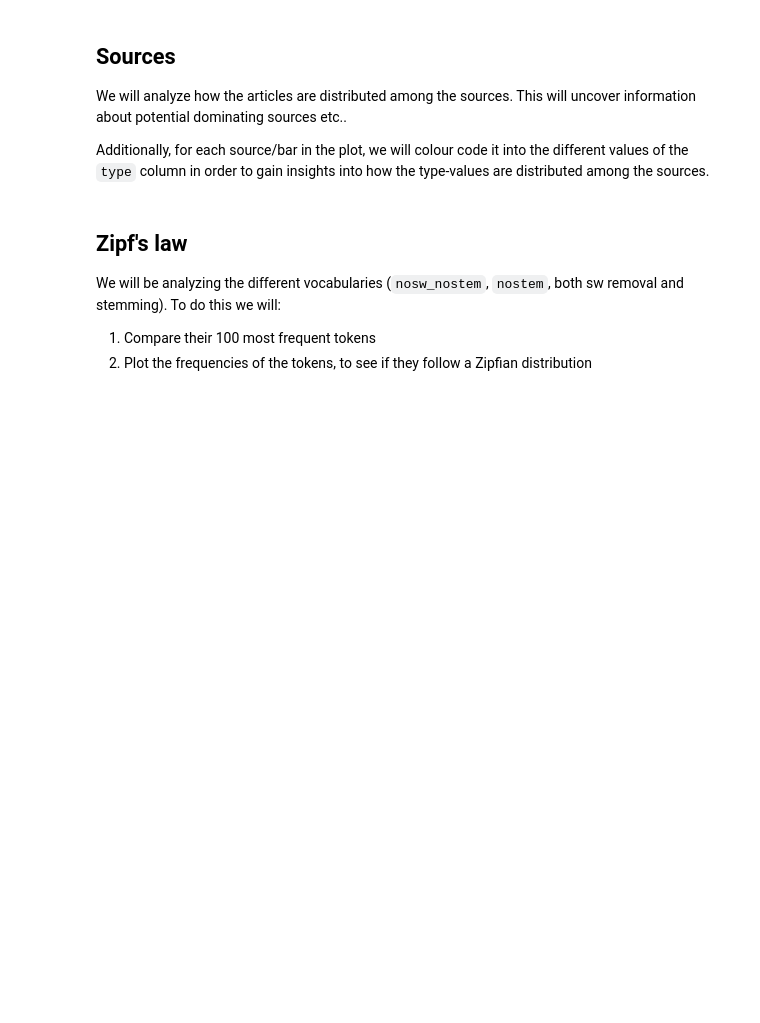
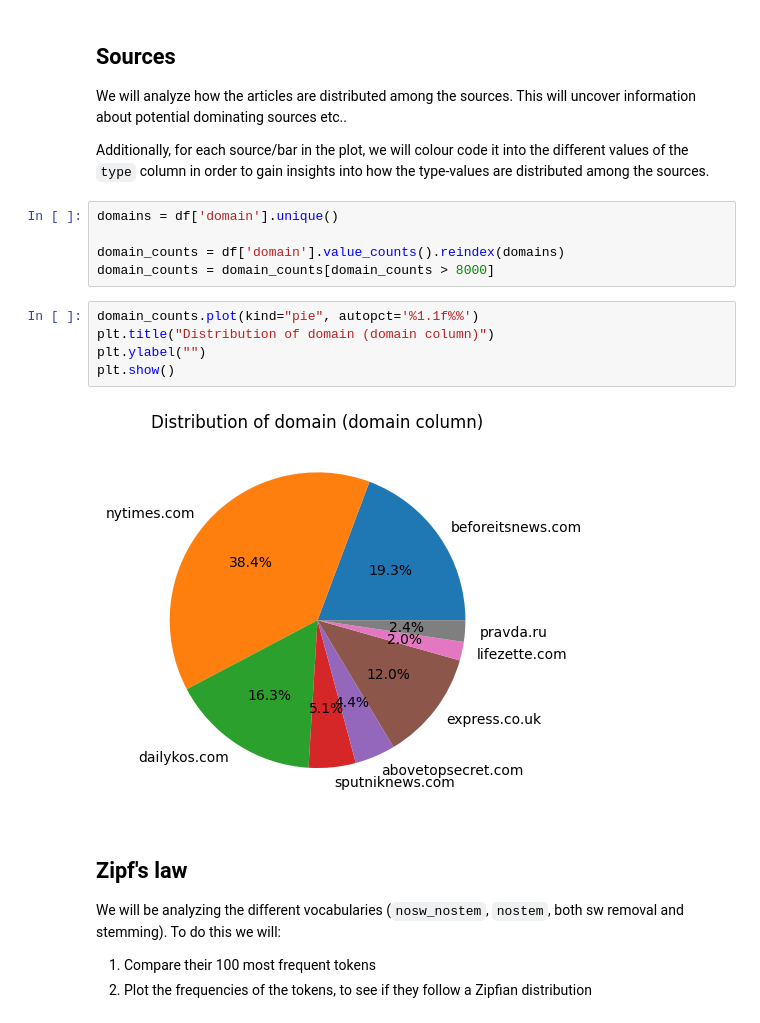
Before and after one commit to BimmerBass/GDS2026, a Jupyter notebook: data_analysis.ipynb, the cells around one changed output. Cells and saved outputs as stored; diff of their text form; blank space fills up the shorter version.

Commit message:
Domain distr, Zipf's Law & Article length distr

````diff
--- a/data_analysis.ipynb
+++ b/data_analysis.ipynb
@@ -67,6 +67,18 @@ plt.show()
 We will analyze how the articles are distributed among the sources. This will uncover information about potential dominating sources etc..
 
 Additionally, for each source/bar in the plot, we will colour code it into the different values of the ```type``` column in order to gain insights into how the type-values are distributed among the sources.
+# %%
+domains = df['domain'].unique()
+
+domain_counts = df['domain'].value_counts().reindex(domains)
+domain_counts = domain_counts[domain_counts > 8000]
+# %%
+domain_counts.plot(kind="pie", autopct='%1.1f%%')
+plt.title("Distribution of domain (domain column)")
+plt.ylabel("")
+plt.show()
+# %% [output]
+[figure, added]
 # %% [markdown]
 ## Zipf's law
 We will be analyzing the different vocabularies (```nosw_nostem```, ```nostem```, both sw removal and stemming). To do this we will:
````
Also changed, not shown: parts of 6 cells of this notebook.
